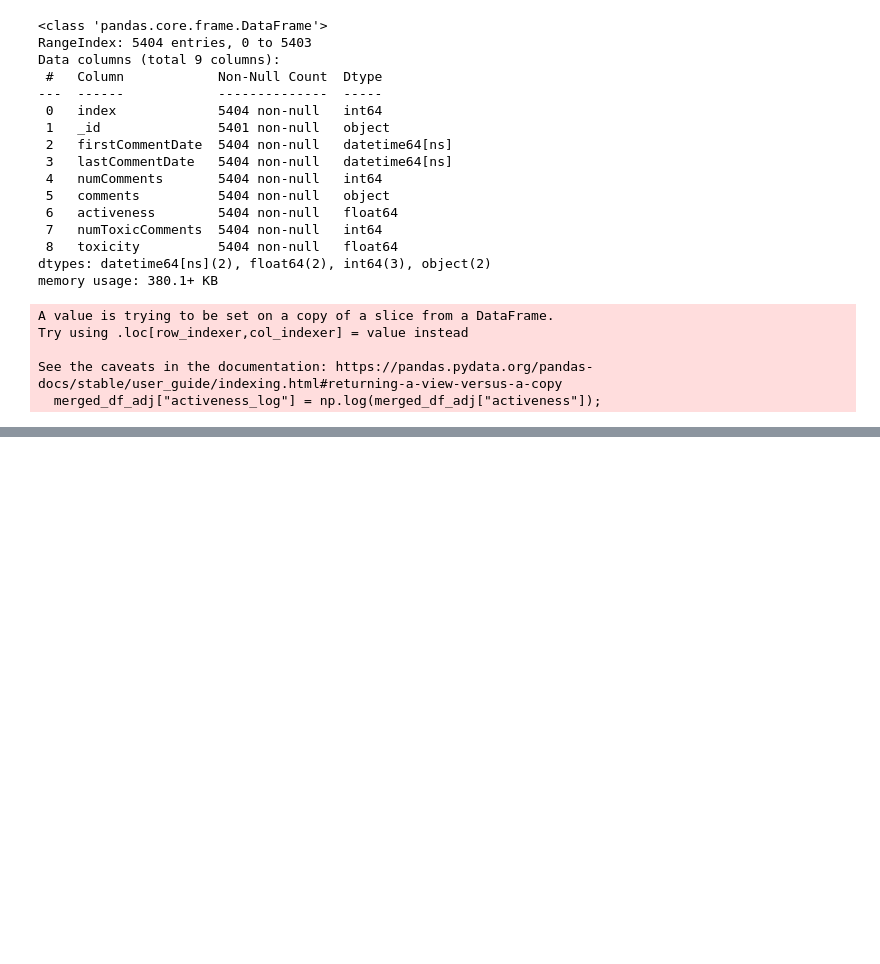
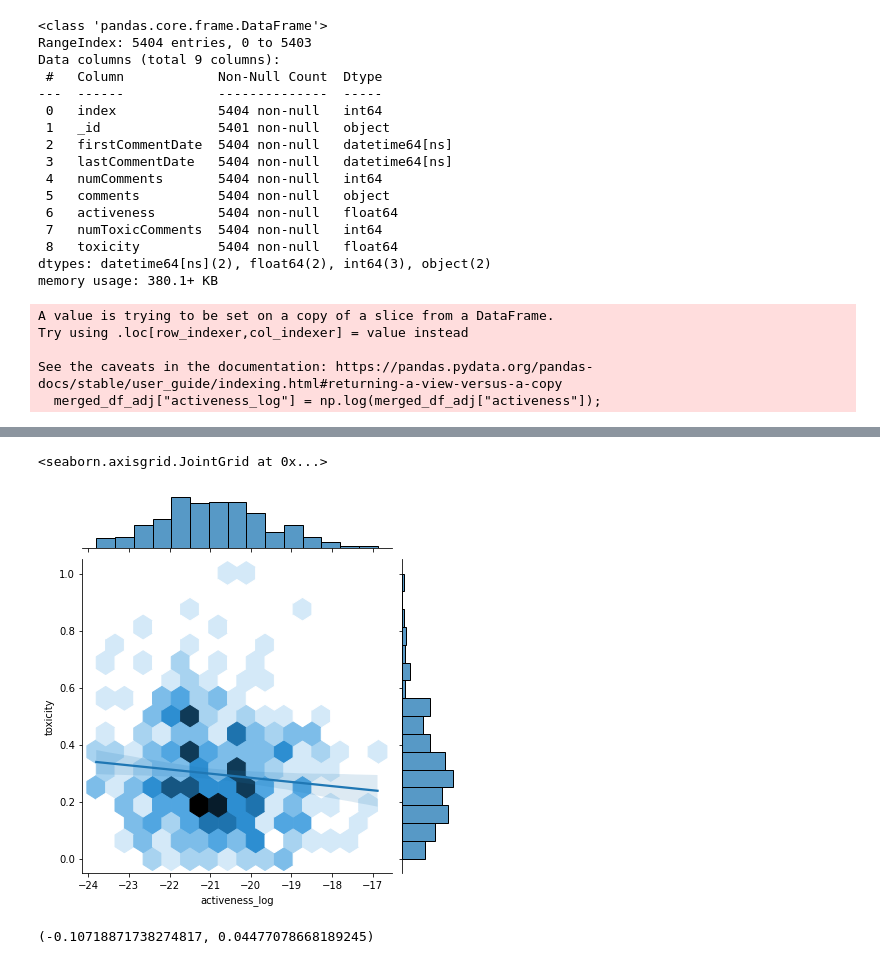
Before and after one commit to Pireax/2imp40, a Jupyter notebook: RQ1.ipynb, the cells around one changed output, grey strips where cells are left out. Drawn from its saved outputs; the diff is of its cells as text; code cells hidden in the pictures; blank space fills up the shorter version.

```diff
--- a/RQ1.ipynb
+++ b/RQ1.ipynb
@@ -156,0 +161,10 @@ sns.scatterplot(data=merged_df_adj, x="activeness_log", y="toxicity");
+# %%
+g = sns.jointplot(data=merged_df_adj, x="activeness_log", y="toxicity", kind="hex");
+g.plot_joint(sns.regplot, scatter=False)
+# %% [output]
+<seaborn.axisgrid.JointGrid at 0x...>
+[figure, added]
+# %%
+scipy.stats.pearsonr(merged_df_adj["activeness_log"], merged_df_adj["toxicity"])
+# %% [output]
+(-0.10718871738274817, 0.04477078668189245)
```
Also changed, not shown: parts of 5 cells of this notebook.
